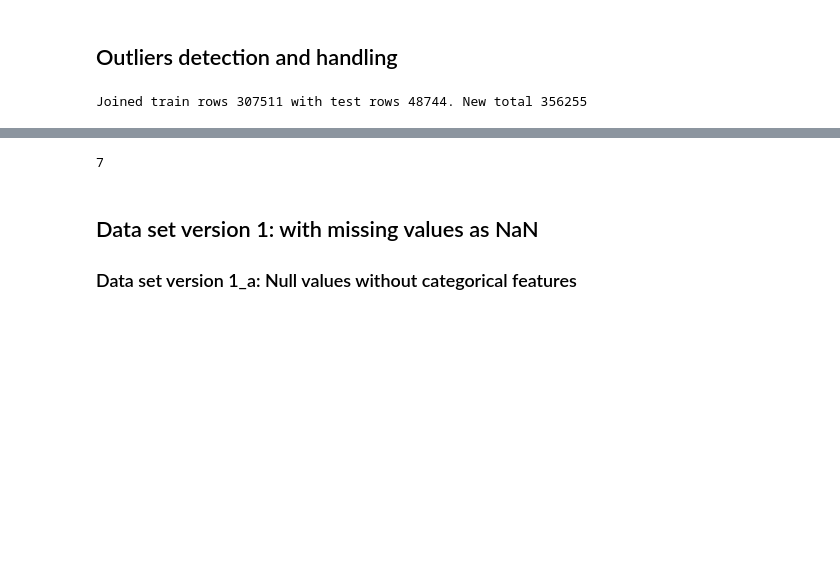
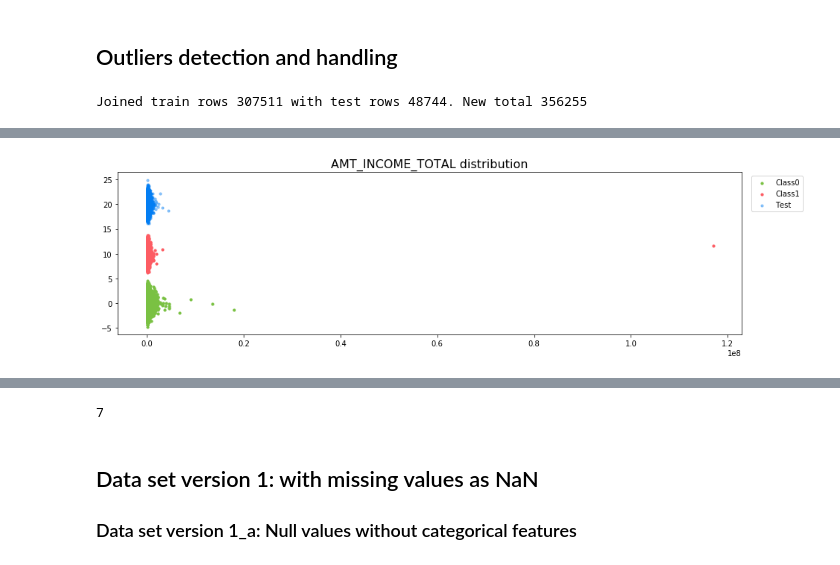
Before and after one commit to MOWaqar/MSc-Project, a Jupyter notebook: JupyterNotebooks/EDA and Data Extraction.ipynb, the cells around one changed output, grey strips where cells are left out. Cells and saved outputs as stored; diff of their text form; code cells hidden in the pictures; blank space fills up the shorter version.

```diff
--- a/JupyterNotebooks/EDA and Data Extraction.ipynb
+++ b/JupyterNotebooks/EDA and Data Extraction.ipynb
@@ -508,0 +587,4 @@ plot_feature_distribution(combined_df, 'DAYS_EMPLOYED', '_corrected')
+# %%
+plot_feature_distribution(combined_df, 'AMT_INCOME_TOTAL')
+# %% [output]
+[figure, added]
```
Also changed, not shown: parts of 14 cells of this notebook, 20 other files.
